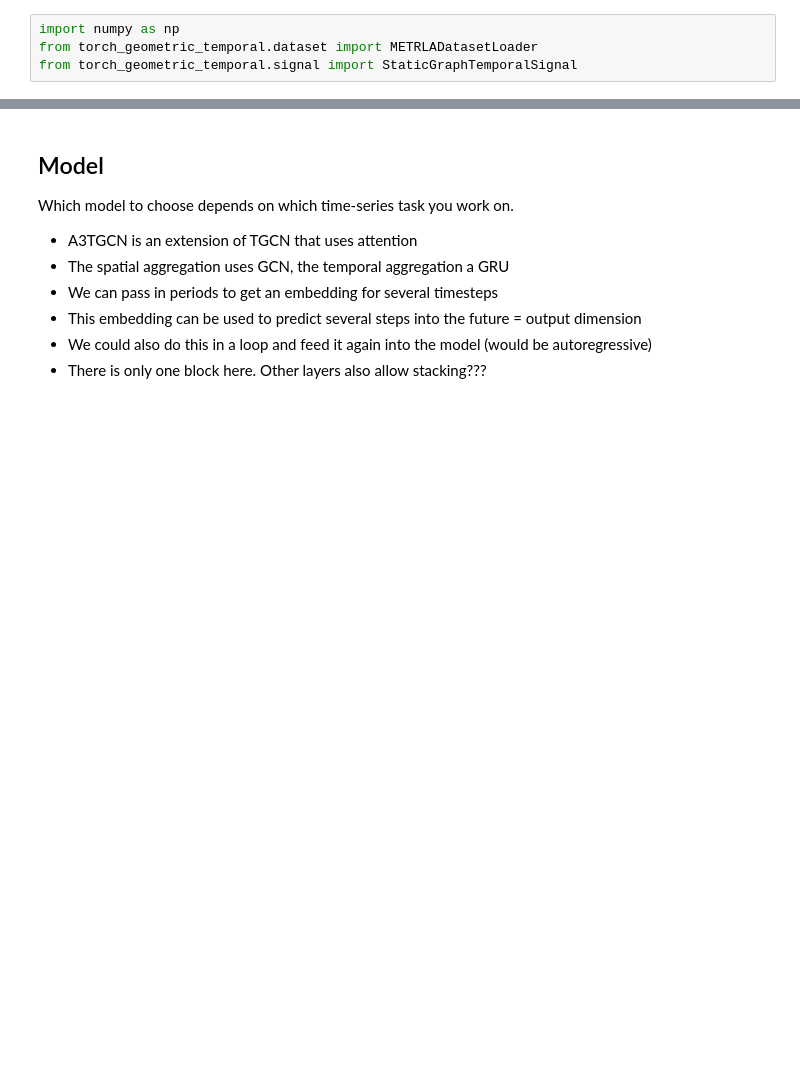
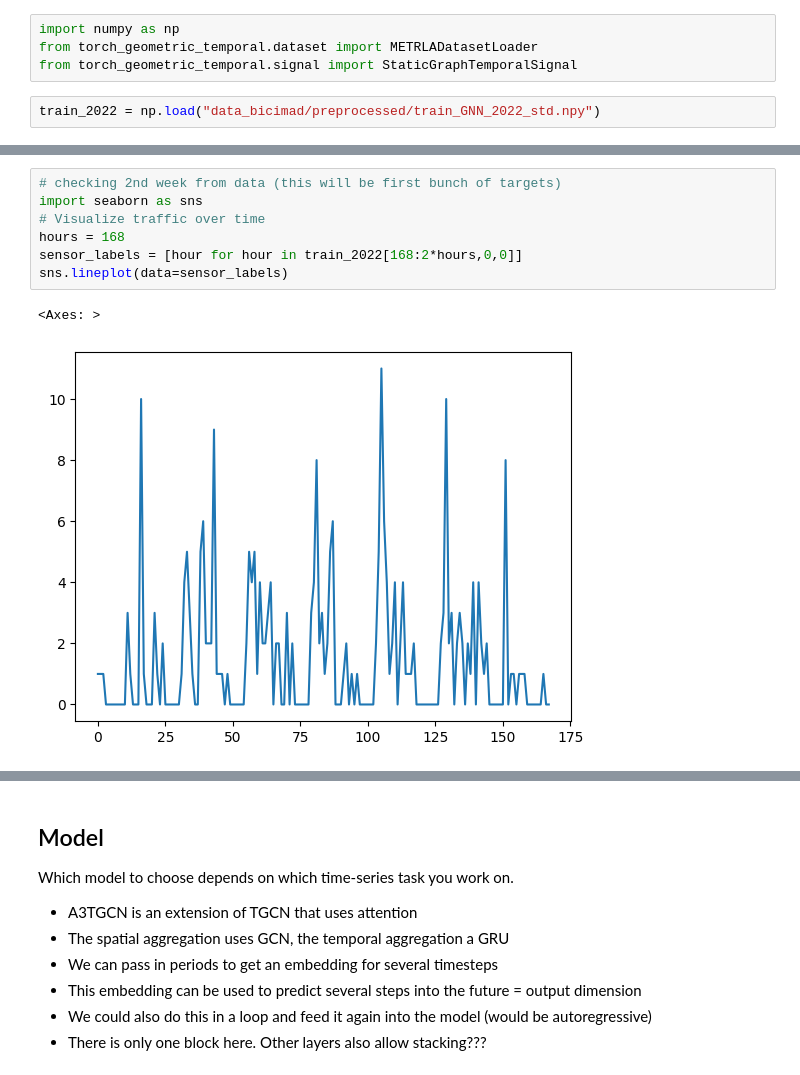
Before and after one commit to javi99/MT_predicting_BSD, a Jupyter notebook: models/developing/traffic_prediction.ipynb, the cells around one changed output, grey strips where cells are left out. Saved outputs shown, nothing was run; the diff lists cells and outputs as text; blank space fills up the shorter version.

```diff
--- a/models/developing/traffic_prediction.ipynb
+++ b/models/developing/traffic_prediction.ipynb
@@ -57,6 +57,8 @@ Successfully installed torch_cluster-1.6.1+pt20cpu torch_scatter-2.1.1+pt20cpu t
 import numpy as np
 from torch_geometric_temporal.dataset import METRLADatasetLoader
 from torch_geometric_temporal.signal import StaticGraphTemporalSignal
+# %%
+train_2022 = np.load("data_bicimad/preprocessed/train_GNN_2022_std.npy")
 # %%
 import os
 import zipfile
@@ -156,0 +165,10 @@ dataset.snapshot_count
+# %%
+# checking 2nd week from data (this will be first bunch of targets)
+import seaborn as sns
+# Visualize traffic over time
+hours = 168
+sensor_labels = [hour for hour in train_2022[168:2*hours,0,0]]
+sns.lineplot(data=sensor_labels)
+# %% [output]
+<Axes: >
+[figure, added]
```
Also changed, not shown: parts of 40 cells of this notebook.
